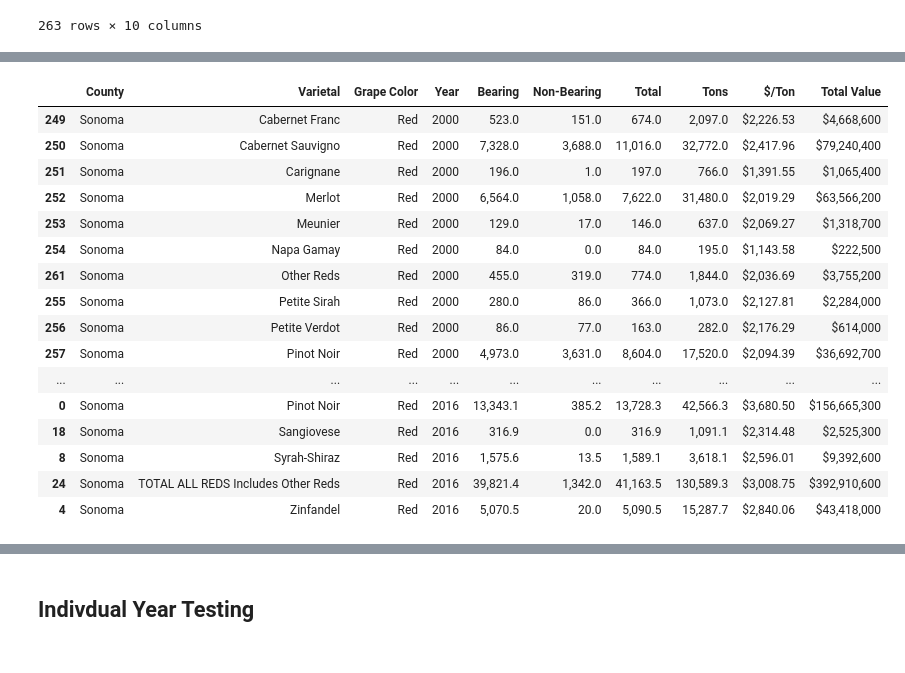
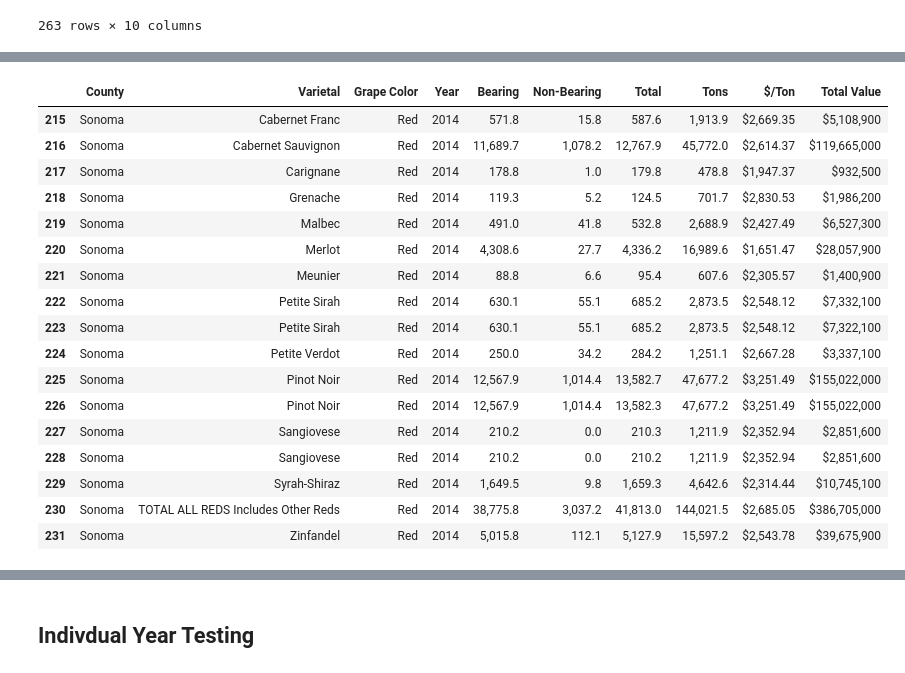
Before and after one commit to oscar6688/Farm-Smoke-Project, a Jupyter notebook: 2001-2021_sonoma_red_varieties.ipynb, the cells around one changed output, grey strips where cells are left out. Drawn from its saved outputs; the diff is of its cells as text; code cells hidden in the pictures.

```diff
--- a/2001-2021_sonoma_red_varieties.ipynb
+++ b/2001-2021_sonoma_red_varieties.ipynb
@@ -676,0 +697,3 @@ sonoma_2001
+# %%
+sonoma_2001_sorted_copy = sonoma_2001_sorted.copy()
+sonoma_2001_sorted_copy
@@ -676,0 +714,3 @@ sonoma_2001
+# %%
+red_2015 = sonoma_2001_sorted.query('Year == "2015"')
+red_2015[red_2015.duplicated(subset='Varietal', keep=False)]
@@ -676,0 +725,3 @@ sonoma_2001
+# %%
+red_2015_updated = red_2015.drop_duplicates(subset=['Varietal'], keep='first')
+red_2015_updated
@@ -676,0 +742,4 @@ sonoma_2001
+# %%
+sonoma_2001_fixed2015 = pd.concat([sonoma_2001_sorted_copy.query('Year != "2015"'), red_2015_updated]).sort_values(['Year', 'Varietal']).reset_index(drop=True)
+sonoma_2001_fixed2015_copy = sonoma_2001_fixed2015.copy()
+sonoma_2001_fixed2015_copy
@@ -677,23 +760,23 @@ sonoma_2001
 # %%
 pd.set_option('display.max_rows', 300)
-# %%
-sonoma_2001_sorted = sonoma_2001.sort_values(['Year', 'Varietal'])
-sonoma_2001_sorted
-# %% [output]
-|  | County | Varietal | Grape Color | Year | Bearing | Non-Bearing | Total | Tons | $/Ton | Total Value |
-| 249 | Sonoma | Cabernet Franc | Red | 2000 | 523.0 | 151.0 | 674.0 | 2,097.0 | $2,226.53 | $4,668,600 |
-| 250 | Sonoma | Cabernet Sauvigno | Red | 2000 | 7,328.0 | 3,688.0 | 11,016.0 | 32,772.0 | $2,417.96 | $79,240,400 |
-| 251 | Sonoma | Carignane | Red | 2000 | 196.0 | 1.0 | 197.0 | 766.0 | $1,391.55 | $1,065,400 |
-| 252 | Sonoma | Merlot | Red | 2000 | 6,564.0 | 1,058.0 | 7,622.0 | 31,480.0 | $2,019.29 | $63,566,200 |
-| 253 | Sonoma | Meunier | Red | 2000 | 129.0 | 17.0 | 146.0 | 637.0 | $2,069.27 | $1,318,700 |
-| 254 | Sonoma | Napa Gamay | Red | 2000 | 84.0 | 0.0 | 84.0 | 195.0 | $1,143.58 | $222,500 |
-| 261 | Sonoma | Other Reds | Red | 2000 | 455.0 | 319.0 | 774.0 | 1,844.0 | $2,036.69 | $3,755,200 |
-| 255 | Sonoma | Petite Sirah | Red | 2000 | 280.0 | 86.0 | 366.0 | 1,073.0 | $2,127.81 | $2,284,000 |
-| 256 | Sonoma | Petite Verdot | Red | 2000 | 86.0 | 77.0 | 163.0 | 282.0 | $2,176.29 | $614,000 |
-| 257 | Sonoma | Pinot Noir | Red | 2000 | 4,973.0 | 3,631.0 | 8,604.0 | 17,520.0 | $2,094.39 | $36,692,700 |
-| ... | ... | ... | ... | ... | ... | ... | ... | ... | ... | ... |
-| 0 | Sonoma | Pinot Noir | Red | 2016 | 13,343.1 | 385.2 | 13,728.3 | 42,566.3 | $3,680.50 | $156,665,300 |
-| 18 | Sonoma | Sangiovese | Red | 2016 | 316.9 | 0.0 | 316.9 | 1,091.1 | $2,314.48 | $2,525,300 |
-| 8 | Sonoma | Syrah-Shiraz | Red | 2016 | 1,575.6 | 13.5 | 1,589.1 | 3,618.1 | $2,596.01 | $9,392,600 |
-| 24 | Sonoma | TOTAL ALL REDS Includes Other Reds | Red | 2016 | 39,821.4 | 1,342.0 | 41,163.5 | 130,589.3 | $3,008.75 | $392,910,600 |
-| 4 | Sonoma | Zinfandel | Red | 2016 | 5,070.5 | 20.0 | 5,090.5 | 15,287.7 | $2,840.06 | $43,418,000 |
+# %%
+sonoma_2001_fixed2015_copy.query('Year == "2014"')
+# %% [output]
+|  | County | Varietal | Grape Color | Year | Bearing | Non-Bearing | Total | Tons | $/Ton | Total Value |
+| 215 | Sonoma | Cabernet Franc | Red | 2014 | 571.8 | 15.8 | 587.6 | 1,913.9 | $2,669.35 | $5,108,900 |
+| 216 | Sonoma | Cabernet Sauvignon | Red | 2014 | 11,689.7 | 1,078.2 | 12,767.9 | 45,772.0 | $2,614.37 | $119,665,000 |
+| 217 | Sonoma | Carignane | Red | 2014 | 178.8 | 1.0 | 179.8 | 478.8 | $1,947.37 | $932,500 |
+| 218 | Sonoma | Grenache | Red | 2014 | 119.3 | 5.2 | 124.5 | 701.7 | $2,830.53 | $1,986,200 |
+| 219 | Sonoma | Malbec | Red | 2014 | 491.0 | 41.8 | 532.8 | 2,688.9 | $2,427.49 | $6,527,300 |
+| 220 | Sonoma | Merlot | Red | 2014 | 4,308.6 | 27.7 | 4,336.2 | 16,989.6 | $1,651.47 | $28,057,900 |
+| 221 | Sonoma | Meunier | Red | 2014 | 88.8 | 6.6 | 95.4 | 607.6 | $2,305.57 | $1,400,900 |
+| 222 | Sonoma | Petite Sirah | Red | 2014 | 630.1 | 55.1 | 685.2 | 2,873.5 | $2,548.12 | $7,332,100 |
+| 223 | Sonoma | Petite Sirah | Red | 2014 | 630.1 | 55.1 | 685.2 | 2,873.5 | $2,548.12 | $7,322,100 |
+| 224 | Sonoma | Petite Verdot | Red | 2014 | 250.0 | 34.2 | 284.2 | 1,251.1 | $2,667.28 | $3,337,100 |
+| 225 | Sonoma | Pinot Noir | Red | 2014 | 12,567.9 | 1,014.4 | 13,582.7 | 47,677.2 | $3,251.49 | $155,022,000 |
+| 226 | Sonoma | Pinot Noir | Red | 2014 | 12,567.9 | 1,014.4 | 13,582.3 | 47,677.2 | $3,251.49 | $155,022,000 |
+| 227 | Sonoma | Sangiovese | Red | 2014 | 210.2 | 0.0 | 210.3 | 1,211.9 | $2,352.94 | $2,851,600 |
+| 228 | Sonoma | Sangiovese | Red | 2014 | 210.2 | 0.0 | 210.2 | 1,211.9 | $2,352.94 | $2,851,600 |
+| 229 | Sonoma | Syrah-Shiraz | Red | 2014 | 1,649.5 | 9.8 | 1,659.3 | 4,642.6 | $2,314.44 | $10,745,100 |
+| 230 | Sonoma | TOTAL ALL REDS Includes Other Reds | Red | 2014 | 38,775.8 | 3,037.2 | 41,813.0 | 144,021.5 | $2,685.05 | $386,705,000 |
+| 231 | Sonoma | Zinfandel | Red | 2014 | 5,015.8 | 112.1 | 5,127.9 | 15,597.2 | $2,543.78 | $39,675,900 |
```
Also changed, not shown: parts of 26 cells of this notebook, 1 other file.
